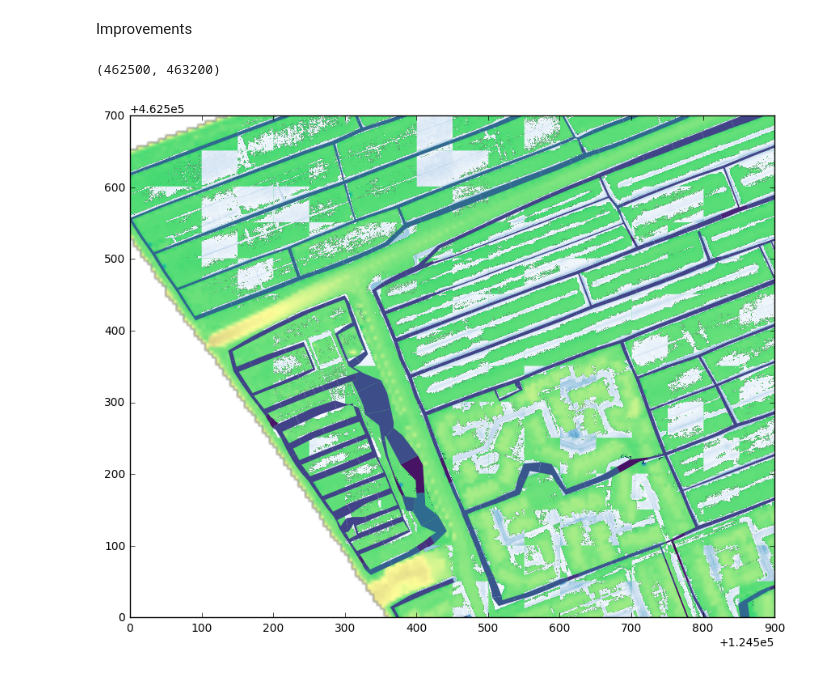
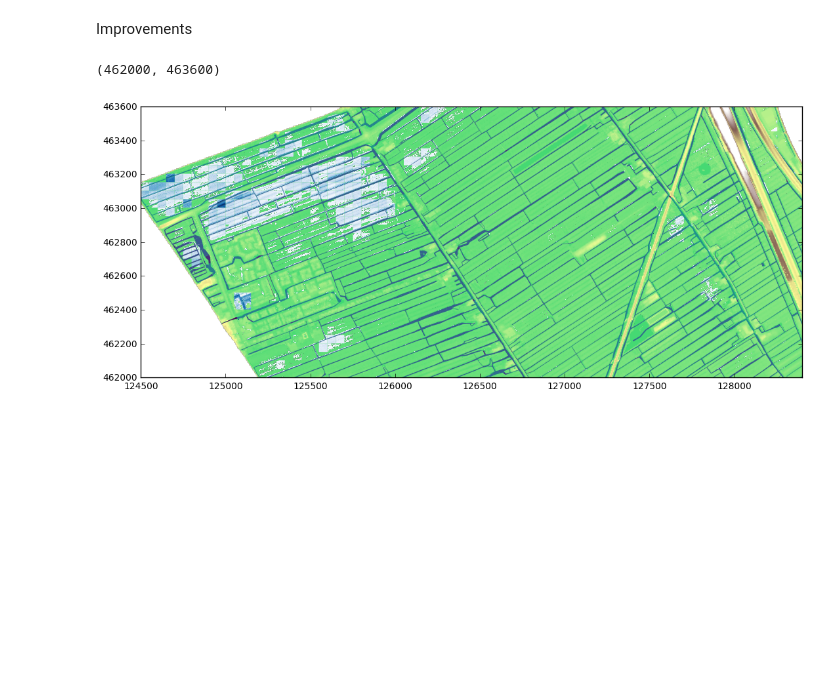
Before and after one commit to openearth/notebooks, a Jupyter notebook: kockengen.ipynb, the cells around one changed output. Saved outputs shown, nothing was run; the diff lists cells and outputs as text; code cells hidden in the pictures; blank space fills up the shorter version.

```diff
--- a/kockengen.ipynb
+++ b/kockengen.ipynb
@@ -30,7 +30,7 @@ import matplotlib.style
 # original bathymetry with burned streams is named 'dem_3Di_2272015.tif'
 dem_filename = '/Users/baart_f/models/kockengen/fm/AHN2_FM.tif'
 fm_filename = '/Users/baart_f/models/kockengen/fm/1d2d_map.nc'
-t = 1
+t = 140
 face_idx = 3701
 n_lnx_1d = 7850 # number of 1d links
 n_ndx_1d = 7270 # number of 1d nodes
@@ -319,9 +319,12 @@ colors = matplotlib.cm.Blues(N(vol))
 waterdepth_1d = ds.variables['mesh1d_waterdepth'][t, :]
 N = matplotlib.colors.Normalize(0, 3.0)
 colors = matplotlib.cm.viridis(N(waterdepth_1d))
-
+colors[waterdepth_1d <= 0.0,3] = 0.0
 polys = matplotlib.collections.PolyCollection(verts, facecolors=colors, edgecolors='none')
 # %%
+bounds_x = 124500, 128400
+bounds_y = 462000, 463600
+
 fig, ax = plt.subplots(figsize=(13, 8))
 ax.imshow(
     dem['band'][::10,::10],
@@ -334,33 +337,33 @@ ax.imshow(
 
 for face_idx in iter(tables.index):
     row = tables.ix[face_idx]
     if not (
         (bounds_x[0] <= row['extent'][0] < bounds_x[1])
         or (bounds_x[0] <= row['extent'][1] < bounds_x[1])
     ):
         continue
     if not (
         (bounds_y[0] <= row['extent'][2] < bounds_y[1])
         or (bounds_y[0] <= row['extent'][3] < bounds_y[1])
     ):
         continue
-    waterdepth_i = subgrid_waterdepth(face_idx, dem=dem, grid=grid, data=data, correction=100, tables=tables)
+    waterdepth_i = subgrid_waterdepth(face_idx, dem=dem, grid=grid, data=data, correction=0, tables=tables)
     if waterdepth_i is None:
         # cells without dem
         print(face_idx)
         continue
     # lookup row, so we know where to plot
 
     ax.imshow(np.ma.masked_less_equal(waterdepth_i, 0.0), extent=row['extent'], vmin=0, vmax=1, cmap='Blues')
 ax.autoscale()
 
 colors[:,3] = 1.0
 s = np.s_[:]
 polys = matplotlib.collections.PolyCollection(verts[s], facecolors=colors[s], edgecolors='none', closed=False)
 ax.add_collection(polys)
 
 ax.set_xlim(*bounds_x)
 ax.set_ylim(*bounds_y)
 # %% [output]
-(462500, 463200)
+(462000, 463600)
-[figure, old version]
+[figure, new version]
```
Also changed, not shown: parts of 1 cell of this notebook.
